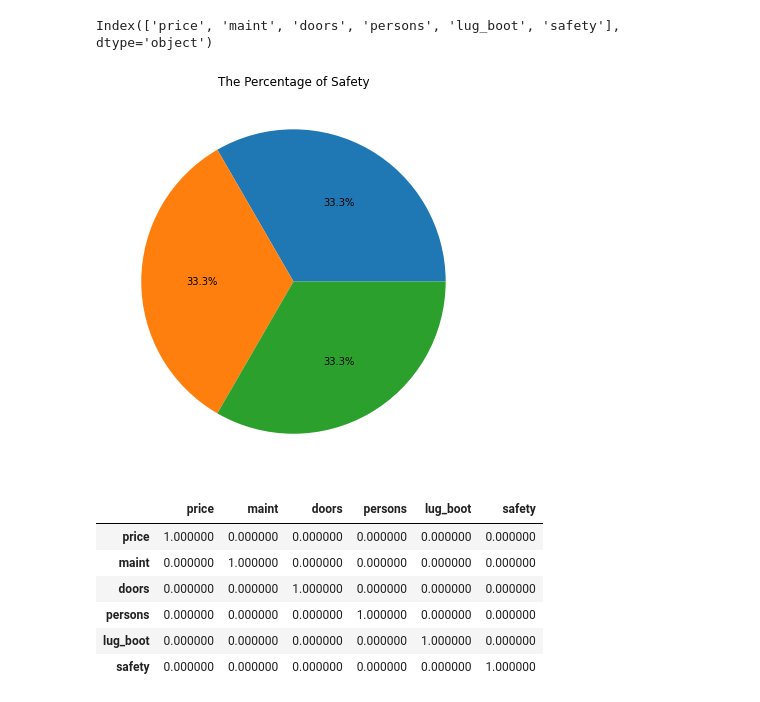
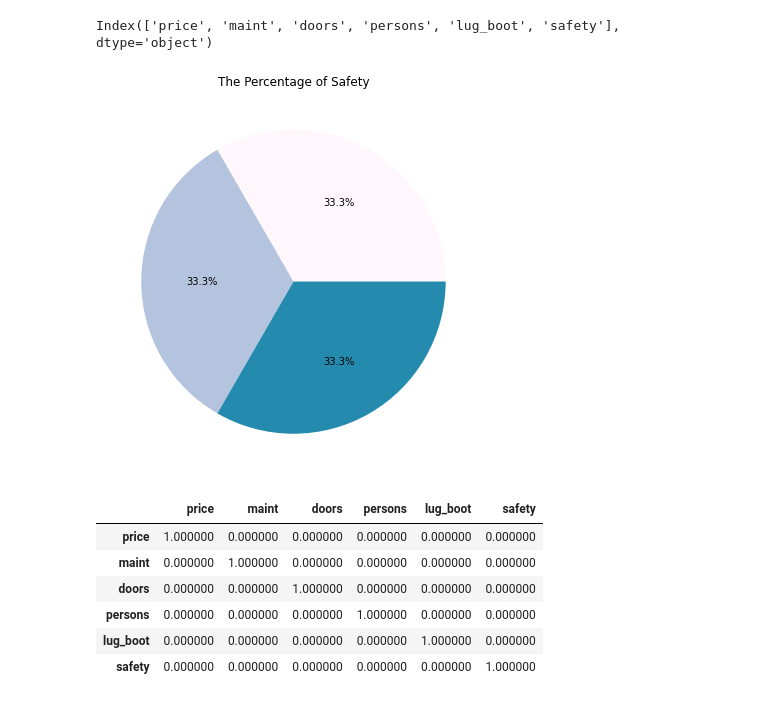
Before and after one commit to ibedoor/machine-learning, a Jupyter notebook: cars.ipynb, the cells around one changed output. Cells and saved outputs as stored; diff of their text form; code cells hidden in the pictures.

```diff
--- a/cars.ipynb
+++ b/cars.ipynb
@@ -27,11 +27,17 @@
 %%capture
 !pip install category-encoders
 import pandas as pd
+import numpy as np
 from sklearn.tree import DecisionTreeClassifier
 import category_encoders as ce
 import matplotlib.pyplot as plt
 import seaborn as sns
 from sklearn import model_selection
+from matplotlib import cm
+cs = cm.PuBuGn(np.arange(3)/3.)
+from sklearn.tree import plot_tree
+from sklearn import tree
+import graphviz
 # %% [markdown]
 [Data Source](https://archive.ics.uci.edu/ml/datasets/car+evaluation)
 # %%
@@ -103,12 +109,12 @@ count_safety = df.safety.value_counts()
 # %%
 # deterimne figure size
 plt.figure(figsize=[7,7])
 plt.pie(count_safety,
-        autopct='%1.1f%%')
+        autopct='%1.1f%%', colors=cs)
 # title
 plt.title("The Percentage of Safety");
 # %% [output]
-[figure, old version]
+[figure, new version]
 # %%
 # correlation
 corr = df_encode.corr()
```
Also changed, not shown: parts of 15 cells of this notebook.
